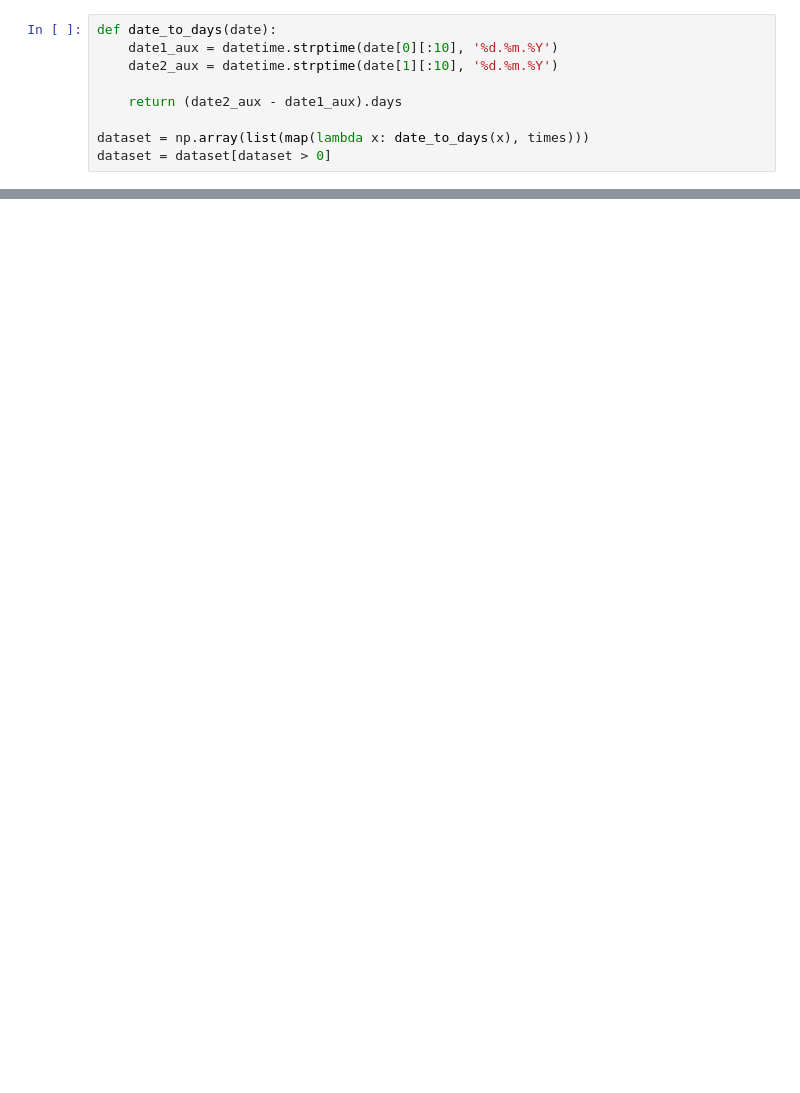
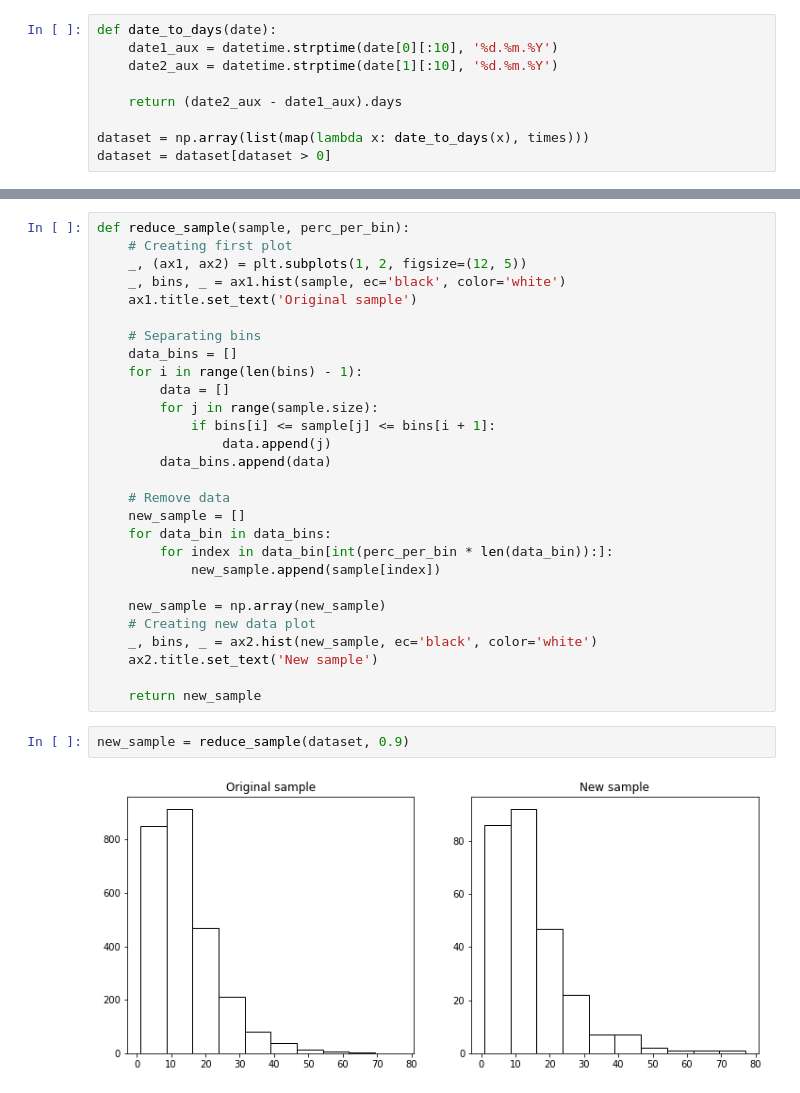
Before and after one commit to juanscr/covid-abms, a Jupyter notebook: misc/data-mining.ipynb, the cells around one changed output, grey strips where cells are left out. Drawn from its saved outputs; the diff is of its cells as text; blank space fills up the shorter version.

```diff
--- a/misc/data-mining.ipynb
+++ b/misc/data-mining.ipynb
@@ -65 +82,33 @@ Parameters = (0.8041395469908431, 0.0, 10.624998225825738)
+# %%
+def reduce_sample(sample, perc_per_bin):
+    # Creating first plot
+    _, (ax1, ax2) = plt.subplots(1, 2, figsize=(12, 5))
+    _, bins, _ = ax1.hist(sample, ec='black', color='white')
+    ax1.title.set_text('Original sample')
+
+    # Separating bins
+    data_bins = []
+    for i in range(len(bins) - 1):
+        data = []
+        for j in range(sample.size):
+            if bins[i] <= sample[j] <= bins[i + 1]:
+                data.append(j)
+        data_bins.append(data)
+
+    # Remove data
+    new_sample = []
+    for data_bin in data_bins:
+        for index in data_bin[int(perc_per_bin * len(data_bin)):]:
+            new_sample.append(sample[index])
+
+    new_sample = np.array(new_sample)
+    # Creating new data plot
+    _, bins, _ = ax2.hist(new_sample, ec='black', color='white')
+    ax2.title.set_text('New sample')
+
+    return new_sample
+# %%
+new_sample = reduce_sample(dataset, 0.9)
+# %% [output]
+[figure, added]
 # %%
```
Also changed, not shown: parts of 13 cells of this notebook.
